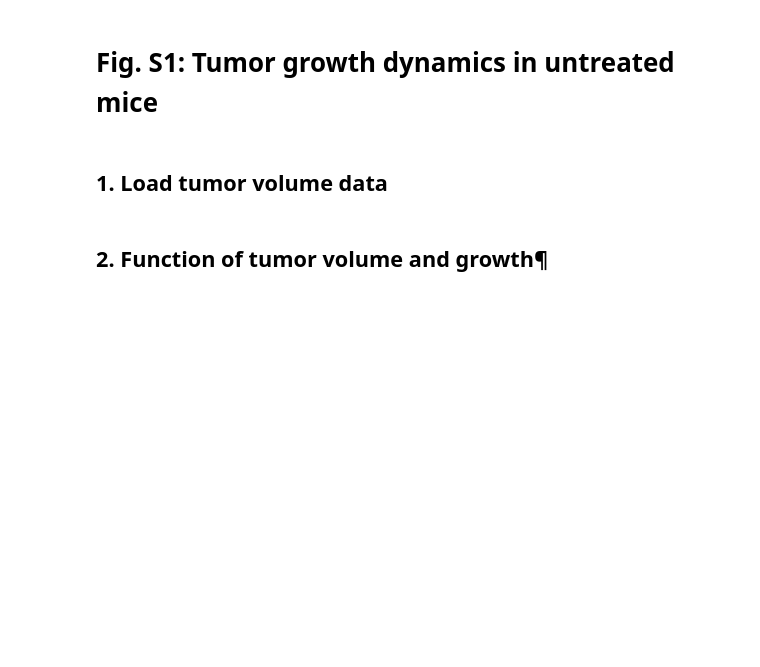
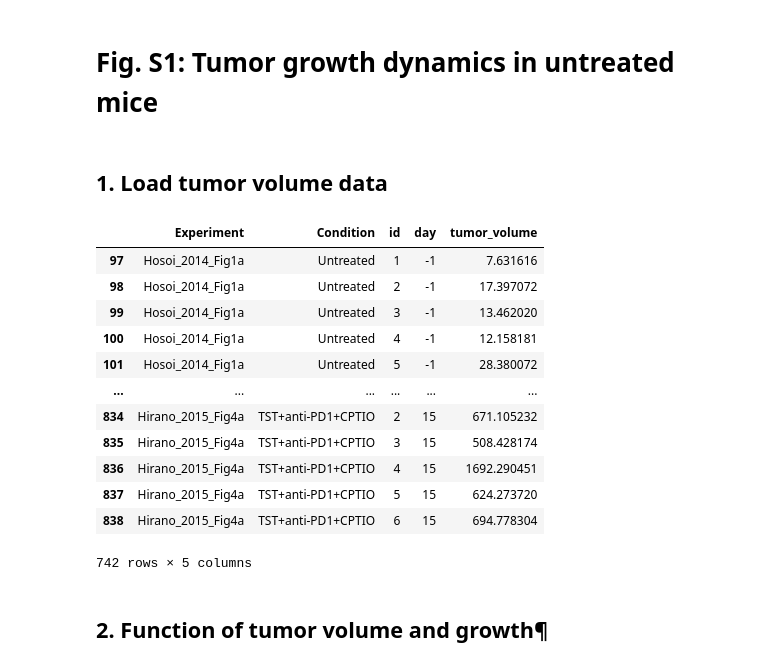
Before and after one commit to Rockyperiod/b16_act_analysis, a Jupyter notebook: supplementary/Sup_figure01.ipynb, the cells around one changed output. Drawn from its saved outputs; the diff is of its cells as text; code cells hidden in the pictures; blank space fills up the shorter version.

```diff
--- a/supplementary/Sup_figure01.ipynb
+++ b/supplementary/Sup_figure01.ipynb
@@ -35,6 +35,22 @@ experiment_colors = {
         sns.color_palette("tab10", len(unique_experiments))
     )
 }
+# %%
+B16F10
+# %% [output]
+|  | Experiment | Condition | id | day | tumor_volume |
+| 97 | Hosoi_2014_Fig1a | Untreated | 1 | -1 | 7.631616 |
+| 98 | Hosoi_2014_Fig1a | Untreated | 2 | -1 | 17.397072 |
+| 99 | Hosoi_2014_Fig1a | Untreated | 3 | -1 | 13.462020 |
+| 100 | Hosoi_2014_Fig1a | Untreated | 4 | -1 | 12.158181 |
+| 101 | Hosoi_2014_Fig1a | Untreated | 5 | -1 | 28.380072 |
+| ... | ... | ... | ... | ... | ... |
+| 834 | Hirano_2015_Fig4a | TST+anti-PD1+CPTIO | 2 | 15 | 671.105232 |
+| 835 | Hirano_2015_Fig4a | TST+anti-PD1+CPTIO | 3 | 15 | 508.428174 |
+| 836 | Hirano_2015_Fig4a | TST+anti-PD1+CPTIO | 4 | 15 | 1692.290451 |
+| 837 | Hirano_2015_Fig4a | TST+anti-PD1+CPTIO | 5 | 15 | 624.273720 |
+| 838 | Hirano_2015_Fig4a | TST+anti-PD1+CPTIO | 6 | 15 | 694.778304 |
+742 rows × 5 columns
 # %% [markdown]
 ## 2. Function of tumor volume and growth¶
 # %%
```
